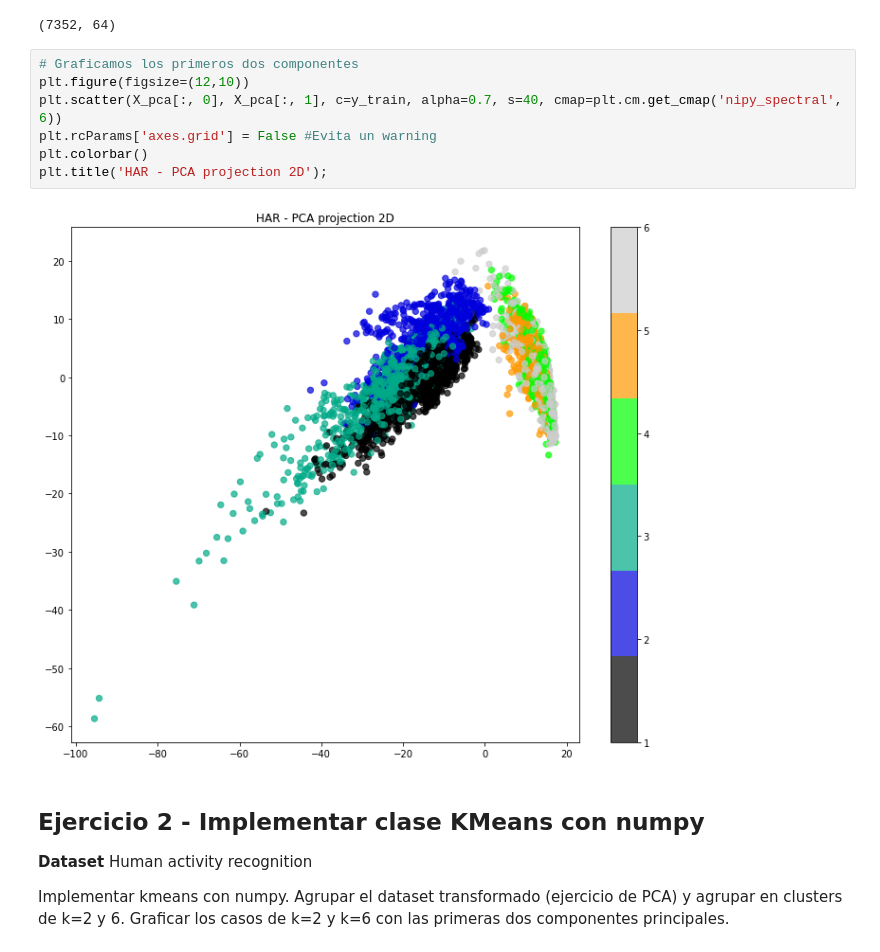
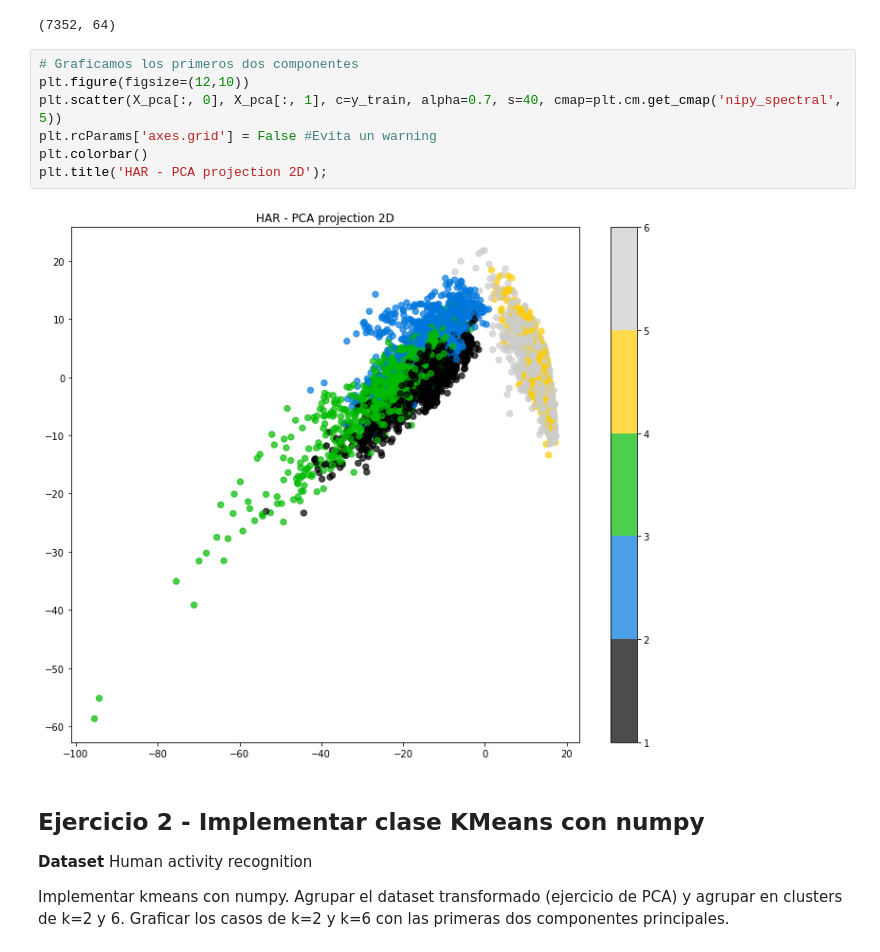
Before and after one commit to mbrito96/Entregables-SPAZ-CEIA, a Jupyter notebook: INTRO-IA/Trabajo_Practico_1.ipynb, the cells around one changed output. Cells and saved outputs as stored; diff of their text form.

```diff
--- a/INTRO-IA/Trabajo_Practico_1.ipynb
+++ b/INTRO-IA/Trabajo_Practico_1.ipynb
@@ -85,12 +85,12 @@ print(X_pca.shape)
 # %%
 # Graficamos los primeros dos componentes
 plt.figure(figsize=(12,10))
-plt.scatter(X_pca[:, 0], X_pca[:, 1], c=y_train, alpha=0.7, s=40, cmap=plt.cm.get_cmap('nipy_spectral', 6))
+plt.scatter(X_pca[:, 0], X_pca[:, 1], c=y_train, alpha=0.7, s=40, cmap=plt.cm.get_cmap('nipy_spectral', 5))
 plt.rcParams['axes.grid'] = False #Evita un warning
 plt.colorbar()
 plt.title('HAR - PCA projection 2D');
 # %% [output]
-[figure, old version]
+[figure, new version]
 # %% [markdown]
 ## Ejercicio 2 - Implementar clase KMeans con numpy
 **Dataset** Human activity recognition
```
Also changed, not shown: parts of 3 cells of this notebook.
